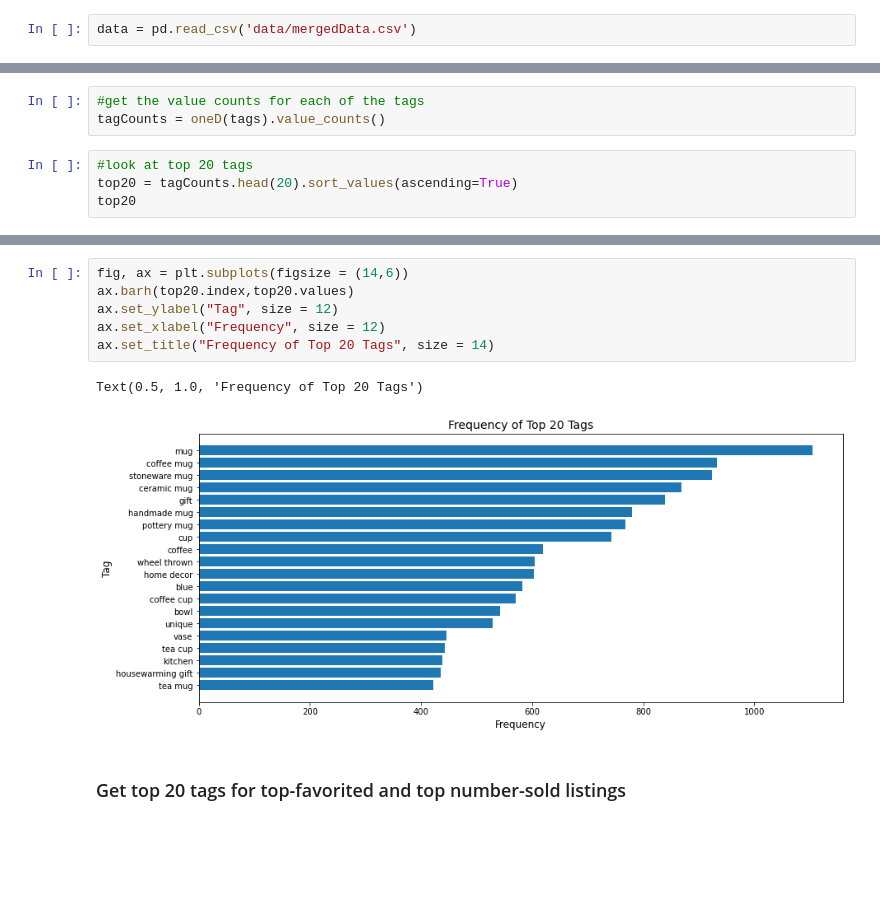
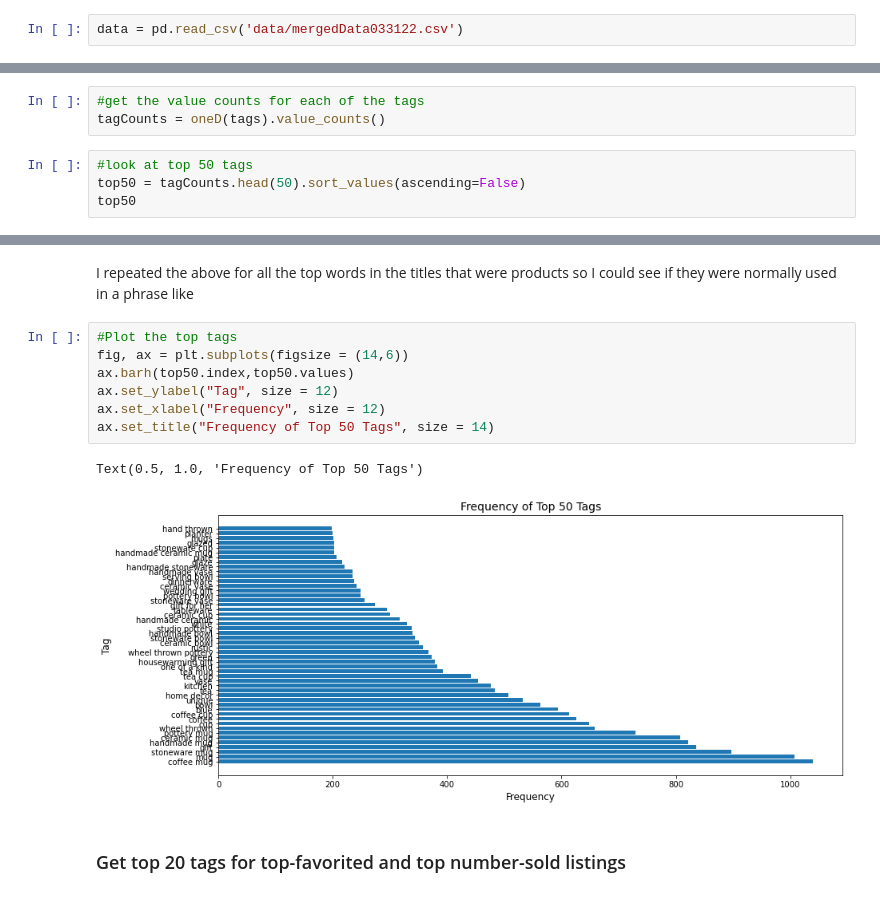
Before and after one commit to torisatori/etsy-pottery, a Jupyter notebook: Text Analysis of Titles Descriptions and Tags.ipynb, the cells around one changed output, grey strips where cells are left out. Saved outputs shown, nothing was run; the diff lists cells and outputs as text; blank space fills up the shorter version.

```diff
--- a/Text Analysis of Titles Descriptions and Tags.ipynb
+++ b/Text Analysis of Titles Descriptions and Tags.ipynb
@@ -12,7 +12,7 @@ import nltk
 #nltk.download('stopwords')
 from nltk.corpus import stopwords
 # %%
-data = pd.read_csv('data/mergedData.csv')
+data = pd.read_csv('data/mergedData033122.csv')
 # %% [markdown]
 ## Titles and Descriptions
 # %%
@@ -296,7 +316,7 @@ Name: clean_tags, Length: 12000, dtype: object
 #get the value counts for each of the tags
 tagCounts = oneD(tags).value_counts()
 # %%
-#look at top 20 tags
-top20 = tagCounts.head(20).sort_values(ascending=True)
-top20
+#look at top 50 tags
+top50 = tagCounts.head(50).sort_values(ascending=False)
+top50
 # %% [output]
@@ -320,12 +356,15 @@ dtype: int64
+# %% [markdown]
+I repeated the above for all the top words in the titles that were products so I could see if they were normally used in a phrase like
 # %%
+#Plot the top tags
 fig, ax = plt.subplots(figsize = (14,6))
-ax.barh(top20.index,top20.values)
+ax.barh(top50.index,top50.values)
 ax.set_ylabel("Tag", size = 12)
 ax.set_xlabel("Frequency", size = 12)
-ax.set_title("Frequency of Top 20 Tags", size = 14)
+ax.set_title("Frequency of Top 50 Tags", size = 14)
 # %% [output]
-Text(0.5, 1.0, 'Frequency of Top 20 Tags')
+Text(0.5, 1.0, 'Frequency of Top 50 Tags')
-[figure, old version]
+[figure, new version]
 # %% [markdown]
 ### Get top 20 tags for top-favorited and top number-sold listings
 # %%
```
Also changed, not shown: parts of 31 cells of this notebook, 2 other files.
